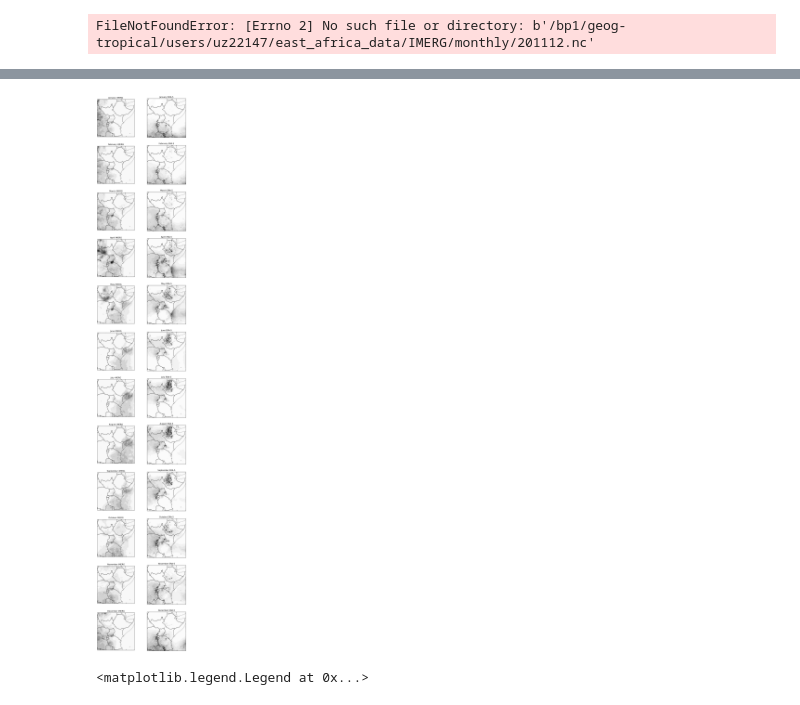
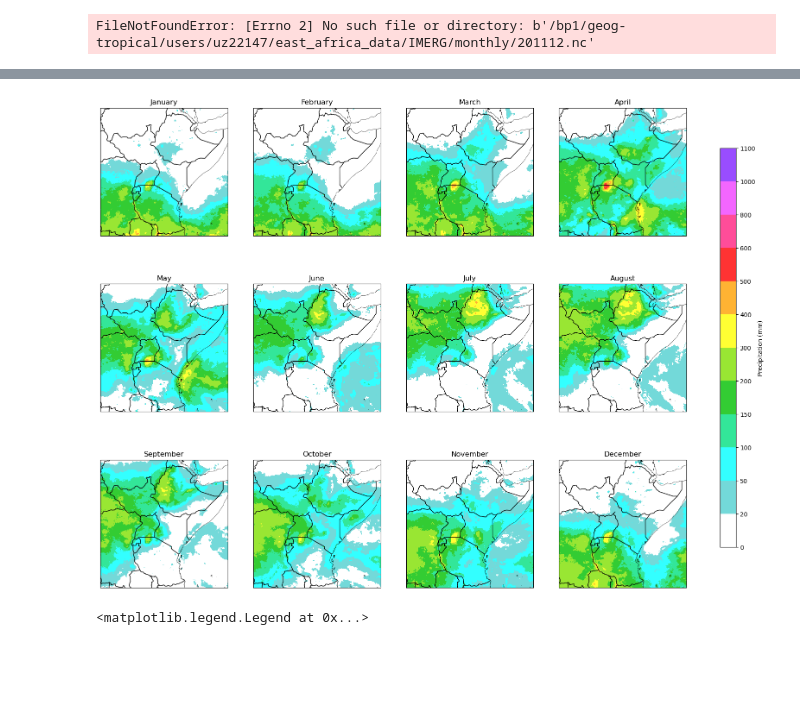
Before and after one commit to mlangguth89/downscaling-cgan, a Jupyter notebook: notebooks/explore_imerg.ipynb, the cells around one changed output, grey strips where cells are left out. Drawn from its saved outputs; the diff is of its cells as text; code cells hidden in the pictures; blank space fills up the shorter version.

Commit message:
improved evaluation and plotting

```diff
--- a/notebooks/explore_imerg.ipynb
+++ b/notebooks/explore_imerg.ipynb
@@ -310,0 +236,17 @@ with open('../monthly_rainfall_era5.pkl', 'rb') as ifh:
+# %%
+total = None
+for day in range(1, 31):
+    for hour in range(1,24):
+        ds_day_2 = load_imerg_raw(2017, 3, day, hour)
+        if total is None:
+            total = ds_day_2['precipitationCal'].values
+        else:
+            total += ds_day_2['precipitationCal'].values
+# %%
+from dsrnngan.data import get_imerg_filepaths
+
+fps = []
+for day in range(1, 31):
+    for hour in range(0, 24):
+        tmp = get_imerg_filepaths(2017, 3, day, hour, file_ending='.nc')
+        fps += tmp
@@ -383,57 +390,87 @@ from dsrnngan import data
 # %%
+import matplotlib
+import metpy
+from metpy import plots as metpy_plots
 from datetime import date
 
-palette="YlGnBu"
+precip_clevs = [0, 20, 50, 100, 150, 200, 300, 400, 500, 600, 800, 1000, 1100]
+
+
+def plot_precip(np_array, ax, levels):
+    precip_cmap = matplotlib.colors.ListedColormap(metpy_plots.ctables.colortables["precipitation"][:len(precip_clevs)-1], 'precipitation')
+    precip_norm = matplotlib.colors.BoundaryNorm(precip_clevs, precip_cmap.N)
+
+    im = ax.imshow(np_array,
+               interpolation='nearest',
+               norm=precip_norm,
+               cmap=precip_cmap,
+               origin='lower',
+               extent=extent,
+               transform=ccrs.PlateCarree(),
+               alpha=alpha)
+    ax.add_feature(cfeature.BORDERS)
+    return im
+
+palette="GnBu"
 linewidth = 0.4
-cmap = ListedColormap(sns.color_palette(palette, 256))
-cmap.set_under('white')
-latitude_vals = np.arange(-12, 16, 0.25)
-longitude_vals = np.arange(22, 50, 0.25)
-extent = [min(data.DEFAULT_LONGITUDE_RANGE), max(data.DEFAULT_LONGITUDE_RANGE), min(data.DEFAULT_LATITUDE_RANGE), max(data.DEFAULT_LATITUDE_RANGE)]
+# cmap = ListedColormap(sns.color_palette(palette, 256))
+# cmap.set_under('white')
+# cmap.set_extremes(under=0.01, over=1)
+extent = [min(longitude_vals), max(longitude_vals), min(latitude_vals), max(latitude_vals)]
 
 alpha = 0.8
 spacing = 10
 units = "Rain rate [mm h$^{-1}$]"
 cb_tick_loc = np.array([0.1, 0.5, 1, 2, 5, 15, 30, 50])
 cb_tick_labels = [0.1, 0.5, 1, 2, 5, 15, 30, 50]
-value_range_precip=(0.1, 30)
-num_cols = 2
-num_rows = 12
+value_range_precip=(0.01, 1)
+num_cols = 4
+num_rows = 3
 figsize = (num_cols*5, num_rows*5)
 # plt.figure(figsize=figsize)
 
 fig, axs = plt.subplots(nrows=num_rows, ncols=num_cols, figsize=figsize,
-                        subplot_kw={'projection': ccrs.PlateCarree()}, gridspec_kw={'width_ratios': [1, 1.25]})
+                        subplot_kw={'projection': ccrs.PlateCarree()})
+
 for month in np.arange(1, 13):
 
-    row = month -1
-    # row = (month-1) // 3
-    # col = month-1 - (row) * num_cols
+    # row = month -1
+    row = (month-1) // num_cols
+    col = month-1 - (row) * num_cols
 
-    max_val = avg_monthly_rainfall[month].max()
-    axs[row, 0].coastlines(resolution='10m', color='black', linewidth=linewidth)
+    max_val = monthly_total_mean[month].max()
+    axs[row, col].coastlines(resolution='10m', color='black', linewidth=linewidth)
 
-    im = axs[row, 0].contourf(longitude_vals, latitude_vals , avg_monthly_rainfall[month][ :,:], transform=ccrs.PlateCarree(),
-                        cmap='Greys', levels=np.linspace(0, 650, 10))
+    im = plot_precip(np.transpose( monthly_total_mean[month]), ax=axs[row, col],
+                     levels=precip_clevs)
+    # im = axs[row, col].contourf(longitude_vals, latitude_vals , np.transpose(monthly_means[month]), transform=ccrs.PlateCarree(),
+    #                     cmap='Greys')
 
-    axs[row, 0].set_title(date(2020, month, 1).strftime('%B') + ' iMERG')
+    axs[row, col].set_title(date(2020, month, 1).strftime('%B'))
 
-    axs[row, 1].coastlines(resolution='10m', color='black', linewidth=linewidth)
-    im = axs[row, 1].contourf(longitude_vals, latitude_vals , avg_monthly_rainfall_era5[month][ :,:], transform=ccrs.PlateCarree(),
-                        cmap='Greys', levels=np.linspace(0, 650, 15))
-    axs[row, 1].set_title(date(2020, month, 1).strftime('%B') + ' ERA-5')
+    # axs[row, 1].coastlines(resolution='10m', color='black', linewidth=linewidth)
+    # im = axs[row, 1].contourf(longitude_vals, latitude_vals , avg_monthly_rainfall_era5[month][ :,:], transform=ccrs.PlateCarree(),
+    #                     cmap='Greys', levels=np.linspace(0, 650, 15))
+    # axs[row, 1].set_title(date(2020, month, 1).strftime('%B') + ' ERA-5')
     # plot_img_log_coastlines(avg_monthly_rainfall[month][ :,:], value_range_precip=value_range_precip,
     #                                     cmap=cmap,
     #                                     extent=extent,
     #                                     alpha=alpha)
     # plt.colorbar(im)
 
-    axs[row, 0].add_feature(cfeature.BORDERS)
-    axs[row, 1].add_feature(cfeature.BORDERS)
+
+
+# cbar_ax = fig.add_axes([1.05, 0.0, 0.05, 0.95])
+# cb = matplotlib.colorbar.Colorbar(cbar_ax, cmap=precip_cmap, norm=precip_norm)
+cb = plt.colorbar(im, ax=axs, shrink=0.8, aspect=25, fraction=0.075)
+cb.ax.set_yticks(precip_clevs)
+cb.ax.set_yticklabels(precip_clevs)
+cb.ax.tick_params(axis='both', which='major')
+cb.ax.set_ylabel("Precipitation (mm)")
+
 plt.savefig('Month_averages.png')
-# ax.add_feature(cfeature.LAKES)
 # %% [output]
-[figure, old version]
+[figure, new version]
 # %%
 ### Timing the load imerg function
 
```
Also changed, not shown: parts of 14 cells of this notebook, 11 other files.
